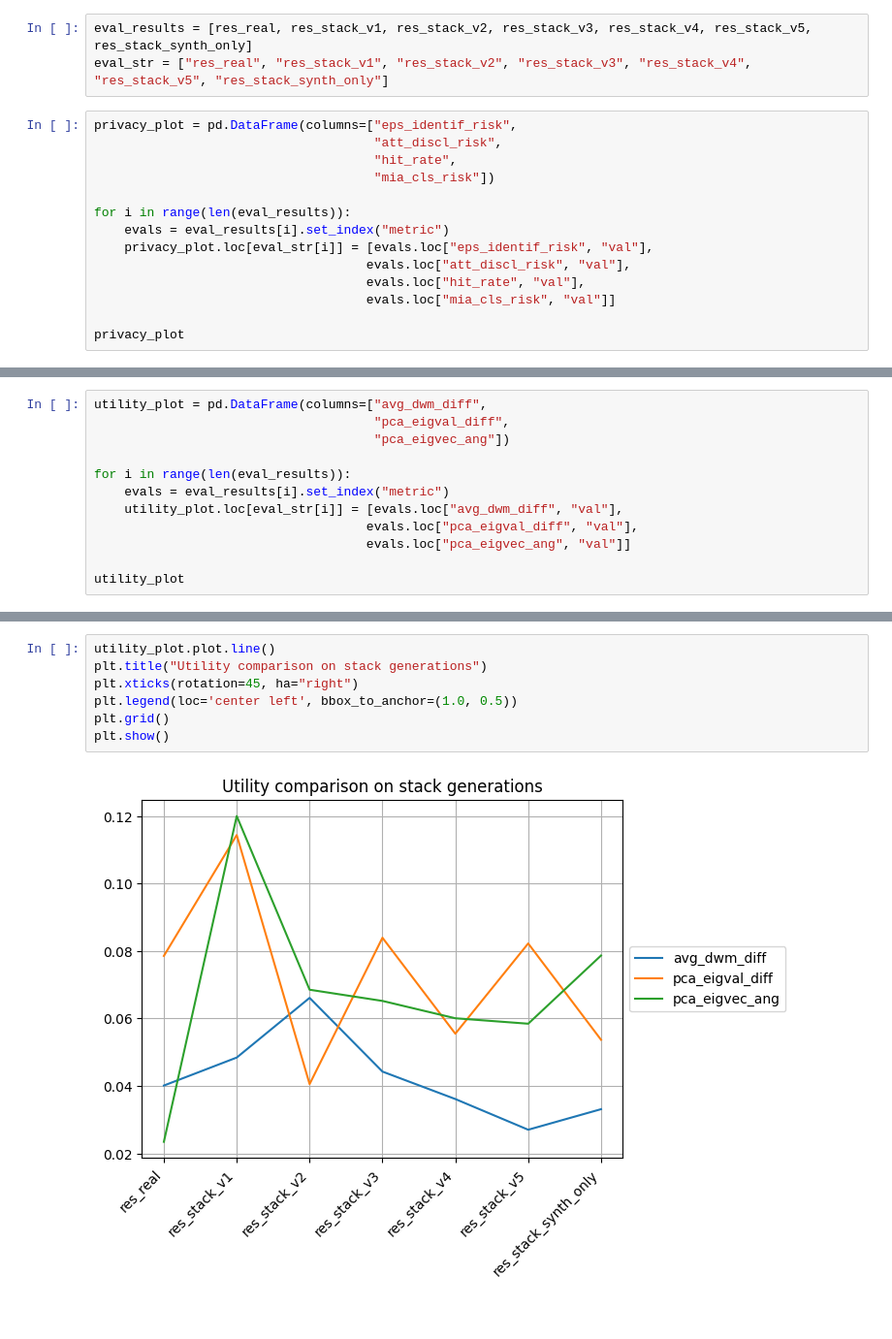
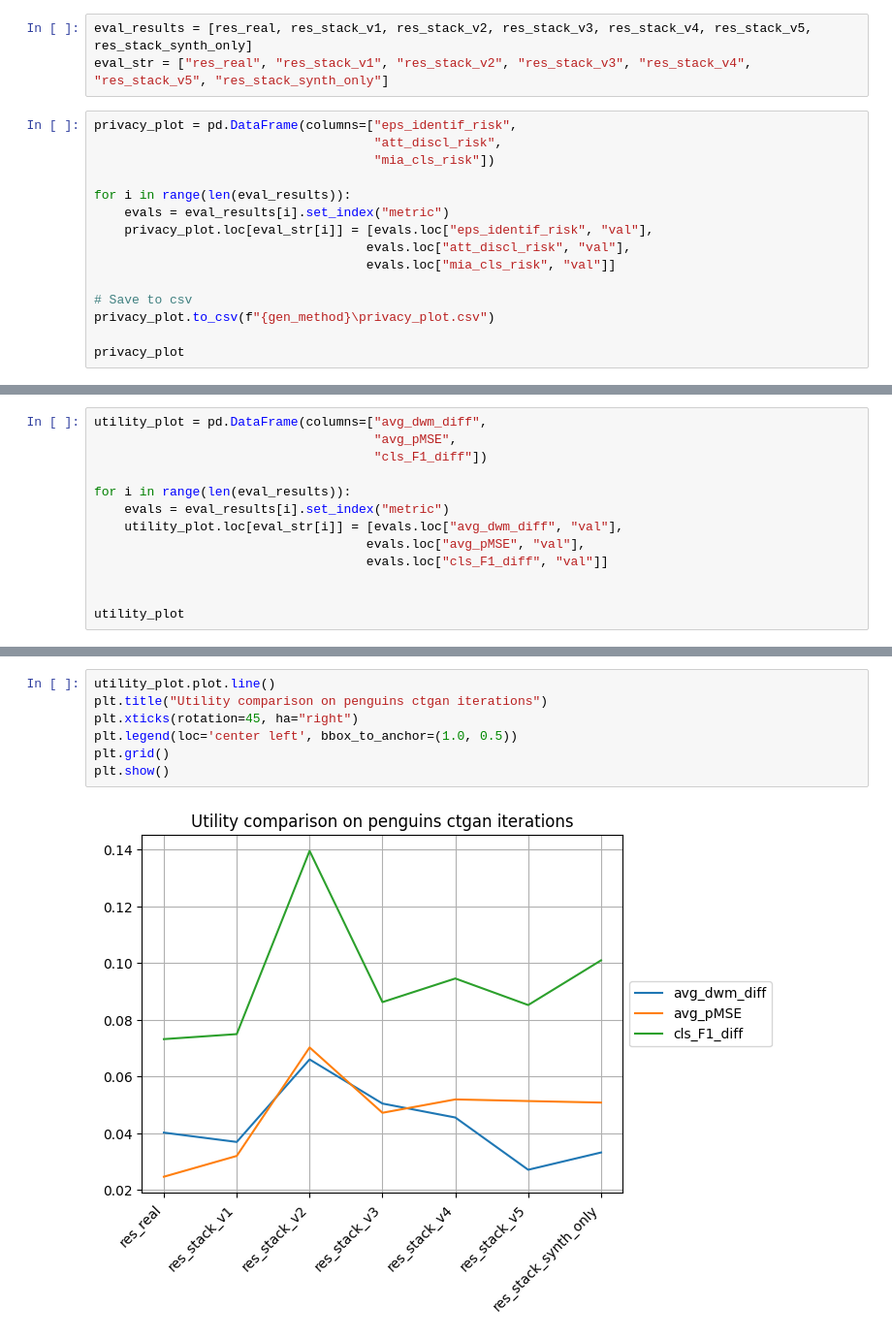
Before and after one commit to LucasBrynk/synthe_size_me, a Jupyter notebook: penguins_syn/penguins_ctgan_syn.ipynb, the cells around one changed output, grey strips where cells are left out. Shown at 97% size. Drawn from its saved outputs; the diff is of its cells as text.

```diff
--- a/penguins_syn/penguins_ctgan_syn.ipynb
+++ b/penguins_syn/penguins_ctgan_syn.ipynb
@@ -644,15 +644,16 @@ eval_str = ["res_real", "res_stack_v1", "res_stack_v2", "res_stack_v3", "res_sta
 # %%
 privacy_plot = pd.DataFrame(columns=["eps_identif_risk",
                                      "att_discl_risk",
-                                     "hit_rate",
                                      "mia_cls_risk"])
 
 for i in range(len(eval_results)):
     evals = eval_results[i].set_index("metric")
     privacy_plot.loc[eval_str[i]] = [evals.loc["eps_identif_risk", "val"],
                                     evals.loc["att_discl_risk", "val"],
-                                    evals.loc["hit_rate", "val"],
                                     evals.loc["mia_cls_risk", "val"]]
 
+# Save to csv
+privacy_plot.to_csv(f"{gen_method}\privacy_plot.csv")
+
 privacy_plot
 # %% [output]
@@ -702,13 +706,14 @@ plt.show()
 # %%
 utility_plot = pd.DataFrame(columns=["avg_dwm_diff",
-                                     "pca_eigval_diff",
-                                     "pca_eigvec_ang"])
+                                     "avg_pMSE",
+                                     "cls_F1_diff"])
 
 for i in range(len(eval_results)):
     evals = eval_results[i].set_index("metric")
     utility_plot.loc[eval_str[i]] = [evals.loc["avg_dwm_diff", "val"],
-                                    evals.loc["pca_eigval_diff", "val"],
-                                    evals.loc["pca_eigvec_ang", "val"]]
+                                    evals.loc["avg_pMSE", "val"],
+                                    evals.loc["cls_F1_diff", "val"]]
+
 
 utility_plot
 # %% [output]
@@ -723,10 +728,10 @@ utility_plot
 # %%
 utility_plot.plot.line()
-plt.title("Utility comparison on stack generations")
+plt.title("Utility comparison on penguins ctgan iterations")
 plt.xticks(rotation=45, ha="right")
 plt.legend(loc='center left', bbox_to_anchor=(1.0, 0.5))
 plt.grid()
 plt.show()
 # %% [output]
-[figure, old version]
+[figure, new version]
 # %%
```
Also changed, not shown: parts of 18 cells of this notebook, 4 other files.
